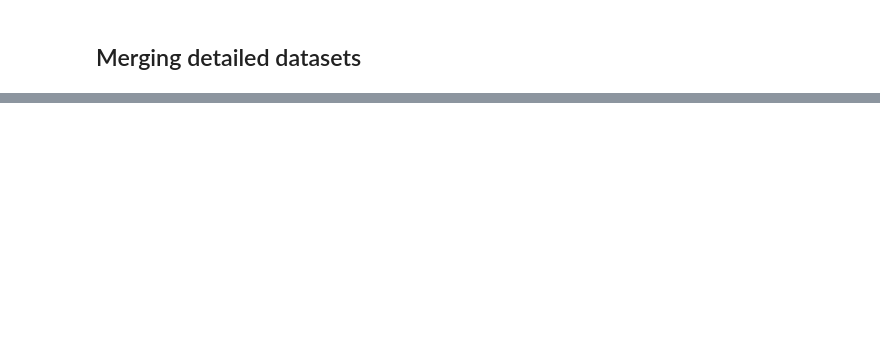
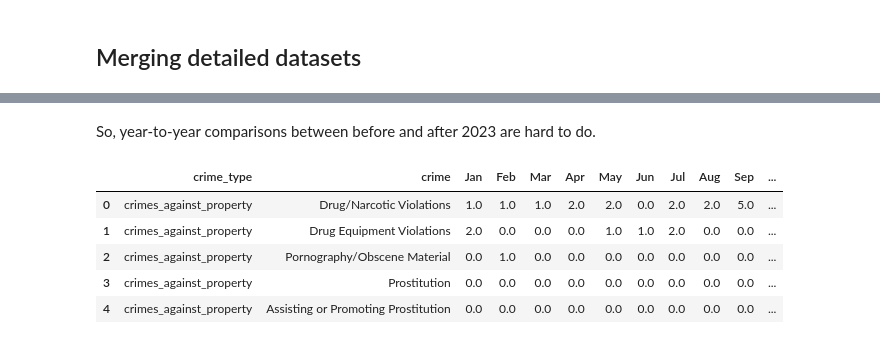
Before and after one commit to DiegoTorrealba/umpd-crime, a Jupyter notebook: notebooks/02-data-cleaning-and-exploration.ipynb, the cells around one changed output, grey strips where cells are left out. Cells and saved outputs as stored; diff of their text form; code cells hidden in the pictures; blank space fills up the shorter version.

```diff
--- a/notebooks/02-data-cleaning-and-exploration.ipynb
+++ b/notebooks/02-data-cleaning-and-exploration.ipynb
@@ -478,0 +419,33 @@ merged_dfs.to_csv(Path(RAW_DATA_DIR.parent / 'processed' / f"merged_arrest_ci_da
+# %% [markdown]
+So, year-to-year comparisons between before and after 2023 are hard to do.
+# %%
+UCR_DIR = RAW_DATA_DIR / "uniform-crime-reports"
+
+ucr_dfs = {}
+
+for item in Path.iterdir(UCR_DIR):
+  if item.is_file():
+    ucr_dfs['srs_2012-2022'] = pd.read_csv(item)
+  else:
+    ucr_dfs[item.name] = {}
+    for sub_item in Path.iterdir(item):
+      ucr_dfs[item.name][sub_item.name[0:-13]] = pd.read_csv(sub_item).drop(['Unnamed: 0', 'Unnamed: 14'], axis=1)
+# %%
+for year in ucr_dfs:
+  if year == "srs_2012-2022":
+    continue
+  ucr_dfs[year] = pd.concat(ucr_dfs[year]).reset_index().rename({'level_0': 'crime_type', year: 'crime'}, axis=1).drop('level_1', axis=1)
+  ucr_dfs[year] = ucr_dfs[year].fillna(0.0)
+  ucr_dfs[year]['year'] = year
+# %%
+valid_dfs = [df for year, df in ucr_dfs.items() if year != 'srs_2012-2022']
+nibrs_df = pd.concat(valid_dfs)
+nibrs_df = nibrs_df[(nibrs_df['crime'].str.endswith("Total") == False) & (nibrs_df['crime'].isna() == False) & (nibrs_df['crime'].isin(['0.0', 0.0, "", '0', 0]) == False)]
+nibrs_df.head()
+# %% [output]
+|  | crime_type | crime | Jan | Feb | Mar | Apr | May | Jun | Jul | Aug | Sep | ... |
+| 0 | crimes_against_property | Drug/Narcotic Violations | 1.0 | 1.0 | 1.0 | 2.0 | 2.0 | 0.0 | 2.0 | 2.0 | 5.0 | ... |
+| 1 | crimes_against_property | Drug Equipment Violations | 2.0 | 0.0 | 0.0 | 0.0 | 1.0 | 1.0 | 2.0 | 0.0 | 0.0 | ... |
+| 2 | crimes_against_property | Pornography/Obscene Material | 0.0 | 1.0 | 0.0 | 0.0 | 0.0 | 0.0 | 0.0 | 0.0 | 0.0 | ... |
+| 3 | crimes_against_property | Prostitution | 0.0 | 0.0 | 0.0 | 0.0 | 0.0 | 0.0 | 0.0 | 0.0 | 0.0 | ... |
+| 4 | crimes_against_property | Assisting or Promoting Prostitution | 0.0 | 0.0 | 0.0 | 0.0 | 0.0 | 0.0 | 0.0 | 0.0 | 0.0 | ... |
```
Also changed, not shown: parts of 20 cells of this notebook, 41 other files.
